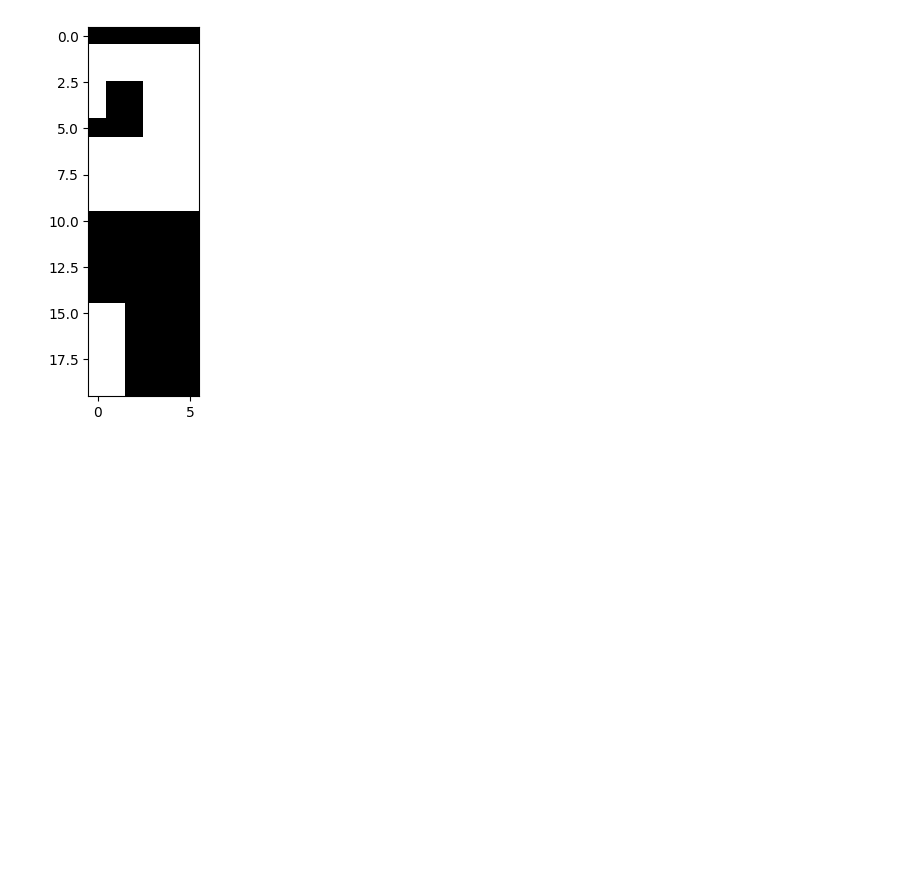
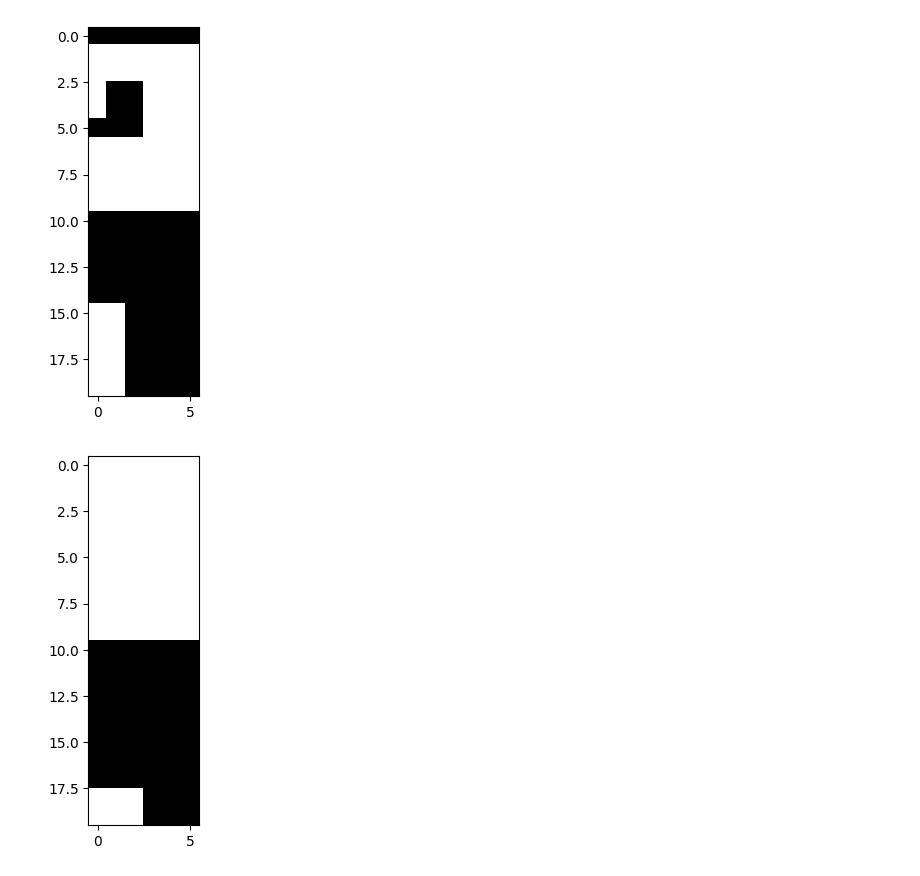
Before and after one commit to SuChenYao/deeppack_dynamic_0119, a Jupyter notebook: deeppack_dynamic.ipynb, the cells around one changed output. Cells and saved outputs as stored; diff of their text form; code cells hidden in the pictures; blank space fills up the shorter version.

```diff
--- a/deeppack_dynamic.ipynb
+++ b/deeppack_dynamic.ipynb
@@ -851,6 +956,13 @@ for item in range(len(test_img)):
     plt.savefig(path)
 # %% [output]
 [figure]
+# %%
+for item in range(len(test_img)):
+    plt.imshow(test_img[item],cmap='gray')
+    path =   "result img every step dy/episode_" + str(item + 1) +"step_13end.png"
+    plt.savefig(path)
+# %% [output]
+[figure, added]
 # %%
 
 for item in range(len(test_state_img)):
```
Also changed, not shown: parts of 13 cells of this notebook, 18 other files.
